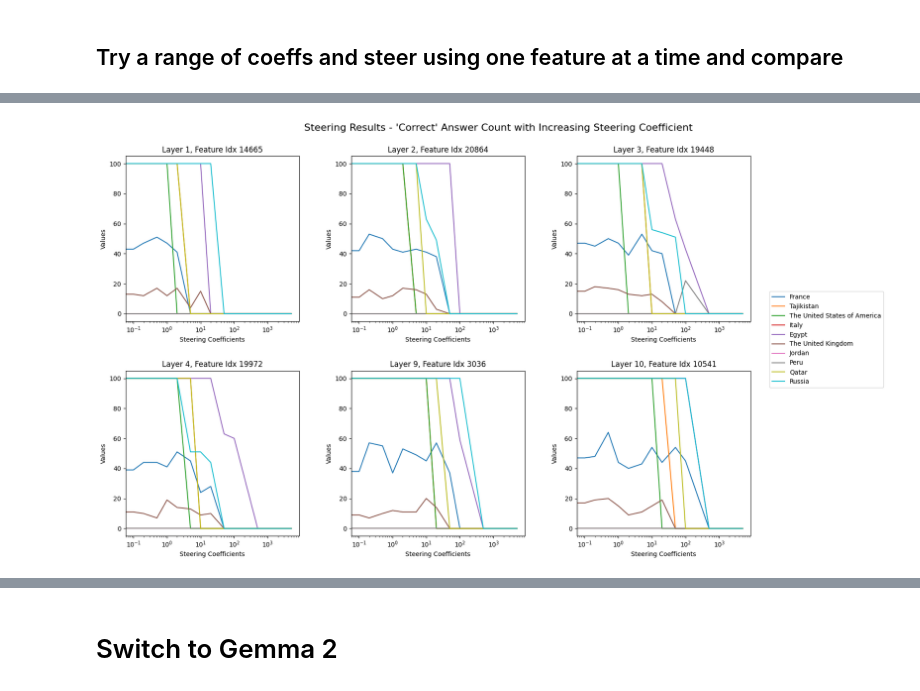
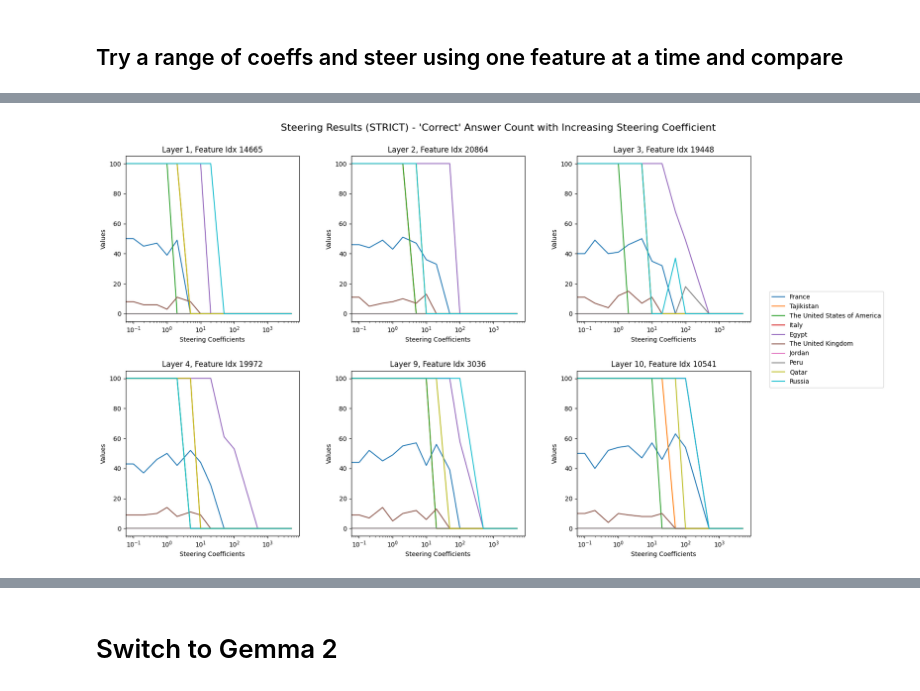
Before and after one commit to Matthew-Jennings/mats-winter-2024, a Jupyter notebook: application/application.ipynb, the cells around one changed output, grey strips where cells are left out. Cells and saved outputs as stored; diff of their text form; code cells hidden in the pictures.

```diff
--- a/application/application.ipynb
+++ b/application/application.ipynb
@@ -487,6 +730,8 @@ def test_steering_of_landmark_location_in_model(
     steered_answer,
     coeff,
     quiet=False,
+    strict=True,
+    max_new_tokens=10,
 ):
     # country_max_length = max(len(country) for _, country in landmark_country_pairs)
 
@@ -505,16 +750,22 @@ def test_steering_of_landmark_location_in_model(
             coeff=coeff,
             num_responses=100,
             sampling_kwargs=sampling_kwargs,
-            max_new_tokens=10,
+            max_new_tokens=max_new_tokens,
         )
         res_strs = gpt2_small.to_string(res[:, 1:])
 
         for res_str in res_strs:
-            check_str = res_str[len(prompt) :].upper()
-            if country.upper() in check_str:
-                correct_counts[i] += 1
-            if steered_answer.upper() in check_str:
-                steering_counts[i] += 1
+            check_str = res_str[len(prompt) + 1 :].upper()
+            if strict:
+                if check_str.upper().startswith(country.upper()):
+                    correct_counts[i] += 1
+                if check_str.upper().startswith(steered_answer.upper()):
+                    steering_counts[i] += 1
+            else:
+                if country.upper() in check_str:
+                    correct_counts[i] += 1
+                if steered_answer.upper() in check_str:
+                    steering_counts[i] += 1
 
         if not quiet:
             print(
@@ -525,22 +776,6 @@ def test_steering_of_landmark_location_in_model(
             print(f"\tNumber of steered responses: {steering_counts[i]}")
 
     return correct_counts, steering_counts
-
-
-# fmt: off
-landmark_country_pairs = [
-    ["The Eiffel Tower"         , "France"],
-    ["The Taj Mahal"            , "Tajikistan"], # Actually, India I think, but model baseline is this
-    ["The Statue of Liberty"    , "The United States of America"],
-    ["The Colosseum"            , "Italy"],
-    ["The Great Pyramid of Giza", "Egypt"],
-    ["The Stonehenge"           , "The United Kingdom"], # Gives better results than England
-    ["Petra"                    , "Jordan"],
-    ["Macchu Picchu"            , "Peru"],
-    ["Burj Khalifa"             , "Qatar"], # Actually The United Arab Emirates
-    ["The Kremlin"              , "Russia"],
-]
-# fmt: on
 # %% [markdown]
 ## Unsteered results:
 # %%
@@ -805,32 +996,32 @@ def create_steering_plot(counts, steering_coeffs, suptitle, subplot_titles):
     for i, ax in enumerate(axs_flat):
         counts_layer = counts[i]
 
         for j in range(num_pairs):
             ax.plot(
                 steering_coeffs, counts_layer[:, j], label=landmark_country_pairs[j][1]
             )
             ax.set_xscale("log")
             ax.set_xlabel("Steering Coefficients")
             ax.set_ylabel("Values")
             ax.set_title(subplot_titles[i])
 
     handles, labels = axs_flat[-1].get_legend_handles_labels()
     fig.legend(handles, labels, loc="center right", bbox_to_anchor=(0.98, 0.5), ncol=1)
     # fig.legend(axs_flat, labels=, loc="right", bbox_to_anchor=(0.91, 0.5))
 
     plt.tight_layout(rect=[0, 0, 0.82, 0.98])
     plt.subplots_adjust(wspace=0.3, hspace=0.3)
     plt.show()
 
 
 create_steering_plot(
     counts=correct_counts_all,
     steering_coeffs=coeffs,
-    suptitle="Steering Results - 'Correct' Answer Count with Increasing Steering Coefficient",
+    suptitle="Steering Results (STRICT) - 'Correct' Answer Count with Increasing Steering Coefficient",
     subplot_titles=[
         f"Layer {k}, Feature Idx {svp['idx']}"
         for k, svp in steering_vectors_positions_by_layer.items()
     ],
 )
 # %% [output]
-[figure, old version]
+[figure, new version]
```
Also changed, not shown: parts of 28 cells of this notebook.
